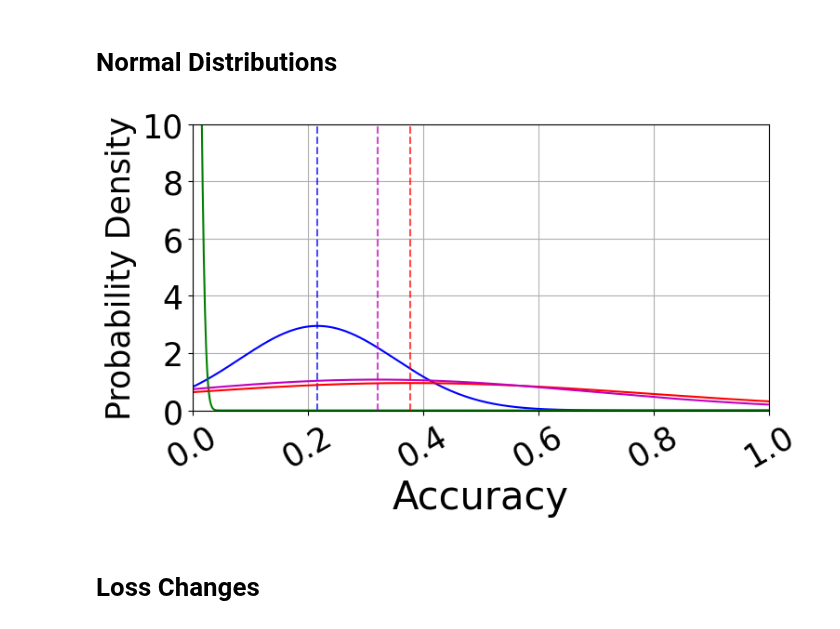
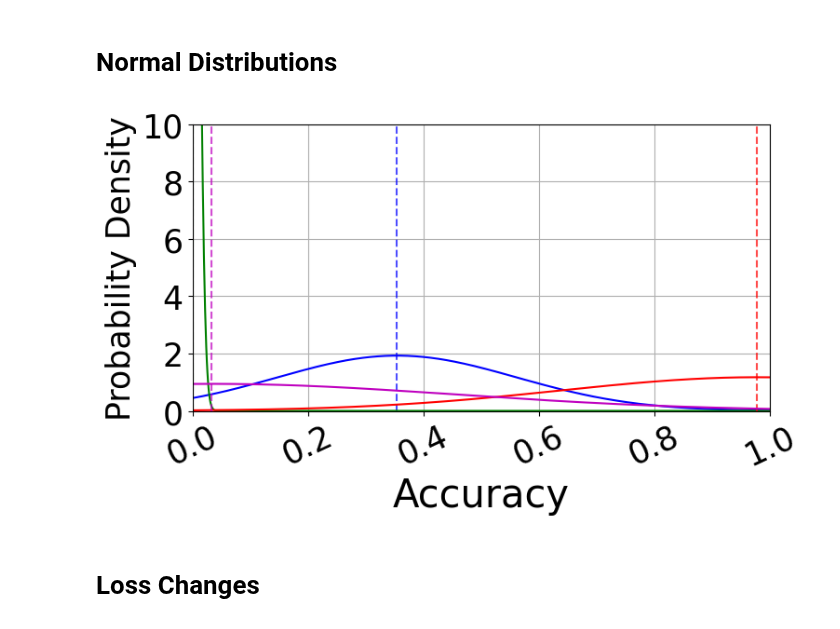
Before and after one commit to MoraiT01/study_on_unlearning, a Jupyter notebook: notebooks/graphics.ipynb, the cells around one changed output. Drawn from its saved outputs; the diff is of its cells as text; code cells hidden in the pictures.

```diff
--- a/notebooks/graphics.ipynb
+++ b/notebooks/graphics.ipynb
@@ -315,38 +315,38 @@ values33 = np.array([
 # Create an x range for plotting
 x = np.linspace(0, 1, 1000)
 
 # Create a new figure
 plt.figure(figsize=(8, 4))
 
 
-v = values33
+v = values23
 means, std_devs = v[0], np.sqrt(v[1])
 # Define the names of the distributions
 distribution_names = ["Retrained", "Gradient Ascent", "FEMU+", "GeFeU"]
 colors = ['b', 'g', 'r', 'm']  # Different colors for each distribution
 
 # Plot each normal distribution with a label
 for mean, std_dev, name, color in zip(means, std_devs, distribution_names, colors):
     if std_dev > 0:  # Avoid division by zero for zero variance
         y = norm.pdf(x, mean, std_dev)
         plt.axvline(mean, color=color, linestyle="dashed", alpha=0.7)
         plt.plot(x, y, label=name, color=color)
 
 # Adding labels, title, and legend
 # plt.title('Normal Distributions with of ')
 plt.xlabel('Accuracy', fontsize=30)
 plt.ylabel('Probability Density', fontsize=25)
 plt.xlim(0, 1)
-plt.xticks(fontsize=25, rotation=30)
+plt.xticks(fontsize=25, rotation=25)
 plt.ylim(0, 10)
 plt.yticks(fontsize=25)
-plt.grid(True)
-# plt.legend()
+plt.grid(True, axis="both", which="both")
+# plt.legend(fontsize=20)
 
 # Display the plot
 plt.show()
 # %% [output]
-[figure, old version]
+[figure, new version]
 # %% [markdown]
 # Loss Changes
 # %%
```
Also changed, not shown: parts of 5 cells of this notebook.
